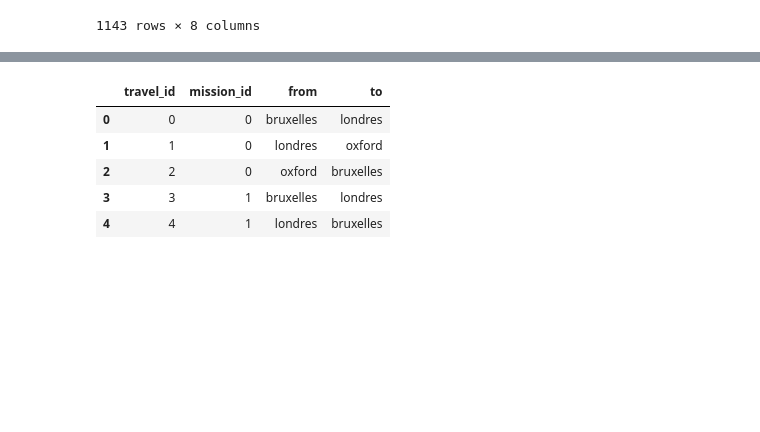
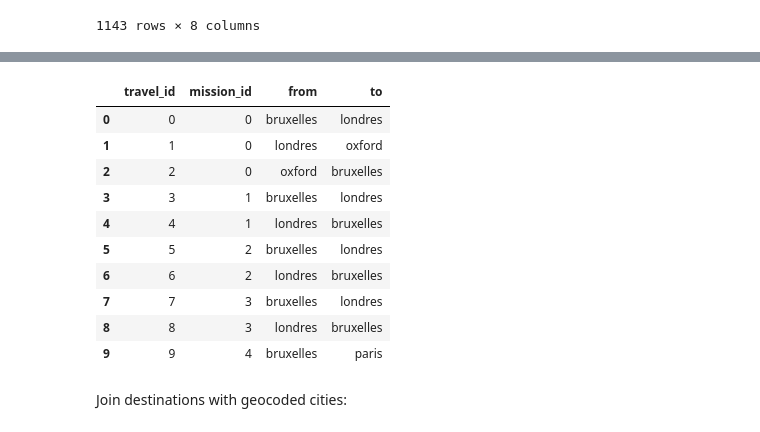
Before and after one commit to jlandercy/cookbook, a Jupyter notebook: python/api/SEM/BEP/01_Missions_Conditioning.ipynb, the cells around one changed output, grey strips where cells are left out. Saved outputs shown, nothing was run; the diff lists cells and outputs as text; code cells hidden in the pictures; blank space fills up the shorter version.

```diff
--- a/python/api/SEM/BEP/01_Missions_Conditioning.ipynb
+++ b/python/api/SEM/BEP/01_Missions_Conditioning.ipynb
@@ -135,12 +286,19 @@ travels = travels.drop(['from', 'to'], axis=1).rename(columns={'chain': 'from',
 # %%
-travels.head()
+travels.head(10)
 # %% [output]
 |  | travel_id | mission_id | from | to |
 | 0 | 0 | 0 | bruxelles | londres |
 | 1 | 1 | 0 | londres | oxford |
 | 2 | 2 | 0 | oxford | bruxelles |
 | 3 | 3 | 1 | bruxelles | londres |
 | 4 | 4 | 1 | londres | bruxelles |
+| 5 | 5 | 2 | bruxelles | londres |
+| 6 | 6 | 2 | londres | bruxelles |
+| 7 | 7 | 3 | bruxelles | londres |
+| 8 | 8 | 3 | londres | bruxelles |
+| 9 | 9 | 4 | bruxelles | paris |
+# %% [markdown]
+Join destinations with geocoded cities:
 # %%
 travels = travels.merge(geocode.add_prefix('from_'), left_on='from', right_on='from_citycleansed', how='left')
 travels = travels.merge(geocode.add_prefix('to_'), left_on='to', right_on='to_citycleansed', how='left')
```
Also changed, not shown: parts of 46 cells of this notebook, 2 other files.
